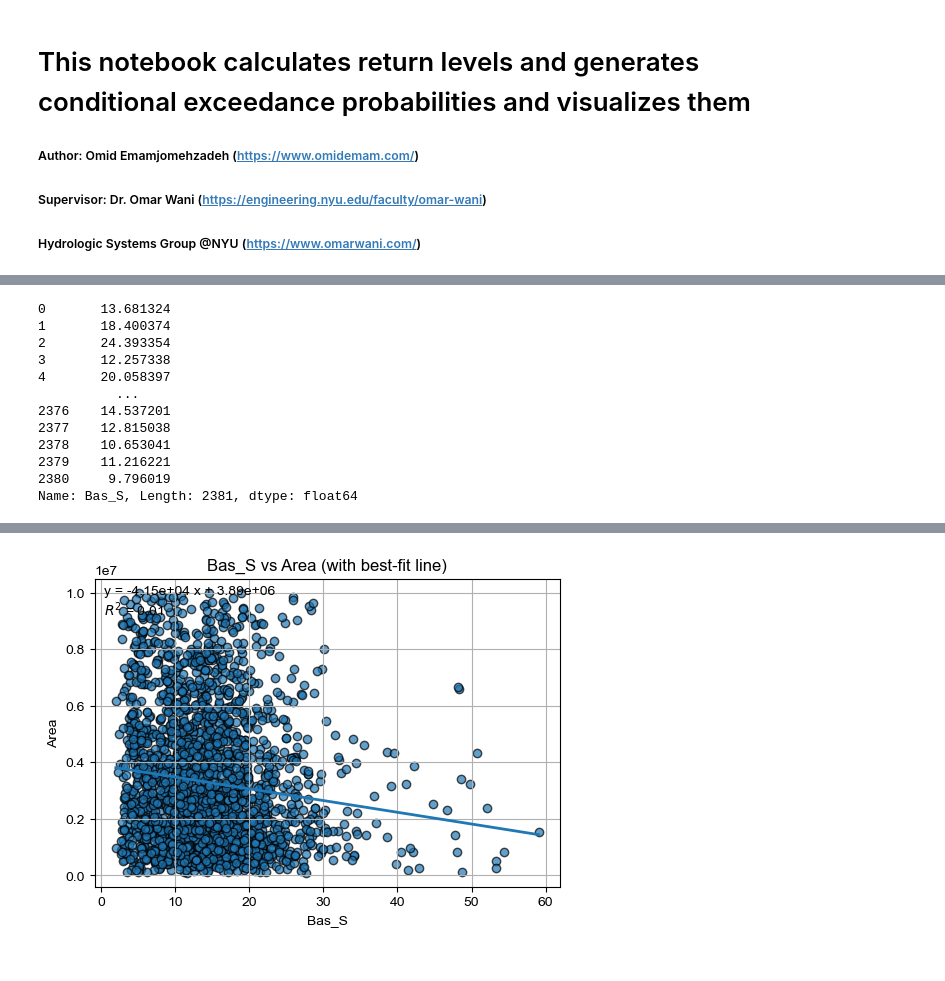
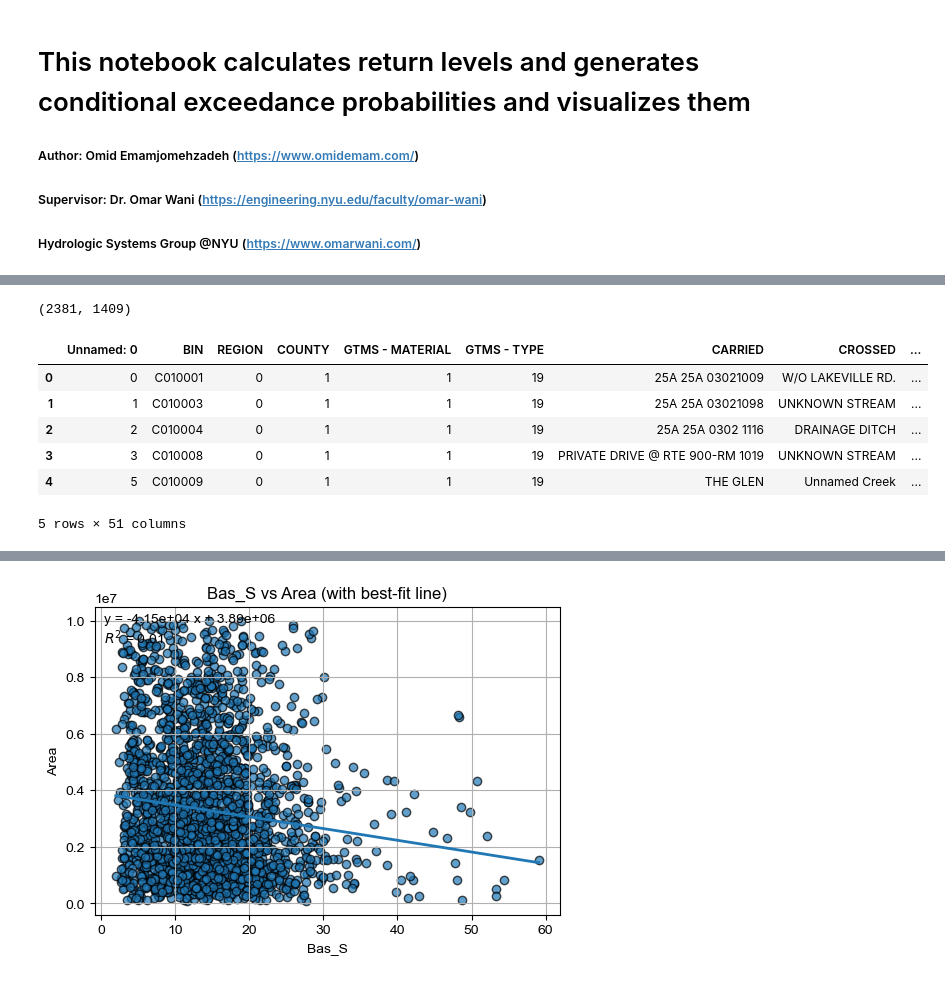
Before and after one commit to omidemam/CRISIS_Management, a Jupyter notebook: 5. Results/Confident batch/Results_visualization_V1.1 - paper.ipynb, the cells around one changed output, grey strips where cells are left out. Saved outputs shown, nothing was run; the diff lists cells and outputs as text; code cells hidden in the pictures.

```diff
--- a/5. Results/Confident batch/Results_visualization_V1.1 - paper.ipynb
+++ b/5. Results/Confident batch/Results_visualization_V1.1 - paper.ipynb
@@ -59,15 +73,17 @@ merged_culvert
+# %%
+np.shape(merged_culvert)
+# %% [output]
+(2381, 1409)
 # %%
-merged_culvert.Bas_S
+# merge with hydraulic capacity dataset
+file_path =r'D:\culvert repo\Results\Hydraulic analysis\hydraulic_analysis.xlsx'
+culvert_df = pd.read_excel(file_path)
+culvert_df.head()
 # %% [output]
+|  | Unnamed: 0 | BIN | REGION | COUNTY | GTMS - MATERIAL | GTMS - TYPE | CARRIED | CROSSED | ... |
+| 0 | 0 | C010001 | 0 | 1 | 1 | 19 | 25A 25A 03021009 | W/O LAKEVILLE RD. | ... |
+| 1 | 1 | C010003 | 0 | 1 | 1 | 19 | 25A 25A 03021098 | UNKNOWN STREAM | ... |
+| 2 | 2 | C010004 | 0 | 1 | 1 | 19 | 25A 25A 0302 1116 | DRAINAGE DITCH | ... |
+| 3 | 3 | C010008 | 0 | 1 | 1 | 19 | PRIVATE DRIVE @ RTE 900-RM 1019 | UNKNOWN STREAM | ... |
+| 4 | 5 | C010009 | 0 | 1 | 1 | 19 | THE GLEN | Unnamed Creek | ... |
-0       13.681324
-1       18.400374
-2       24.393354
-3       12.257338
-4       20.058397
-          ...
-2376    14.537201
-2377    12.815038
-2378    10.653041
-2379    11.216221
-2380     9.796019
-Name: Bas_S, Length: 2381, dtype: float64
+5 rows × 51 columns
```
Also changed, not shown: parts of 6 cells of this notebook, 1 other file.
